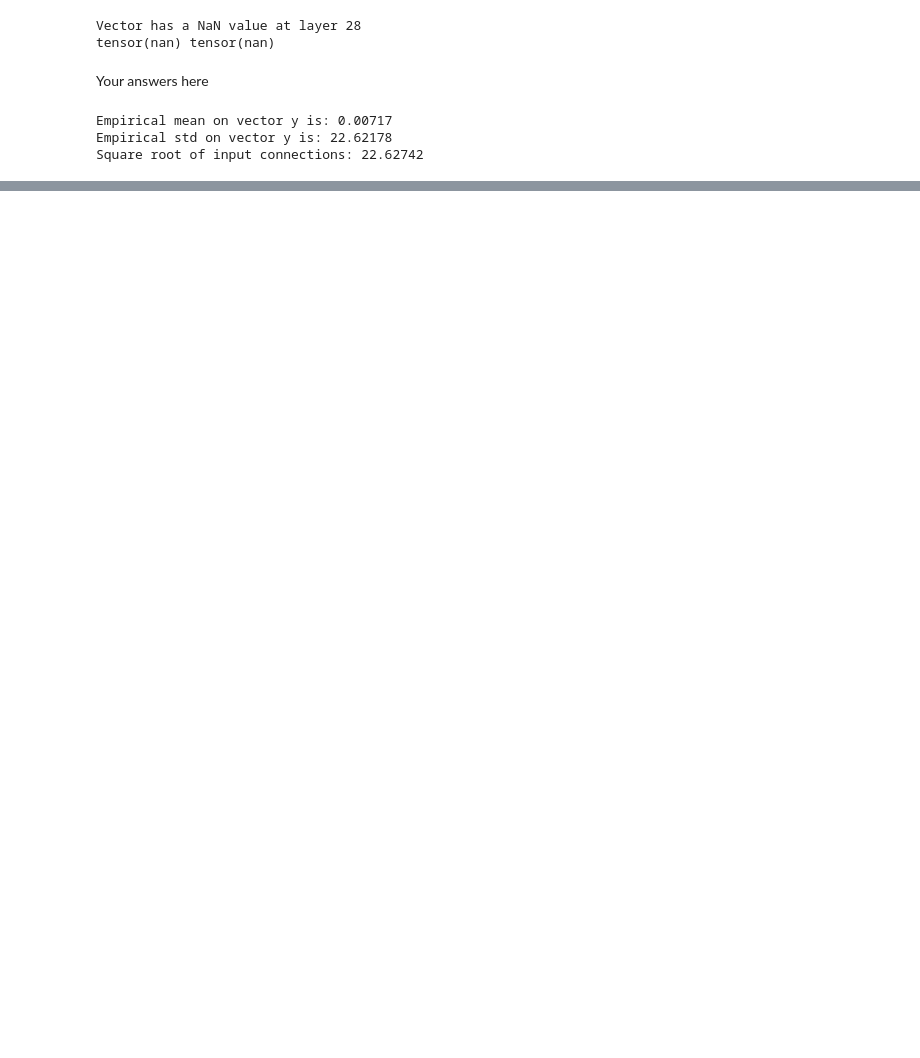
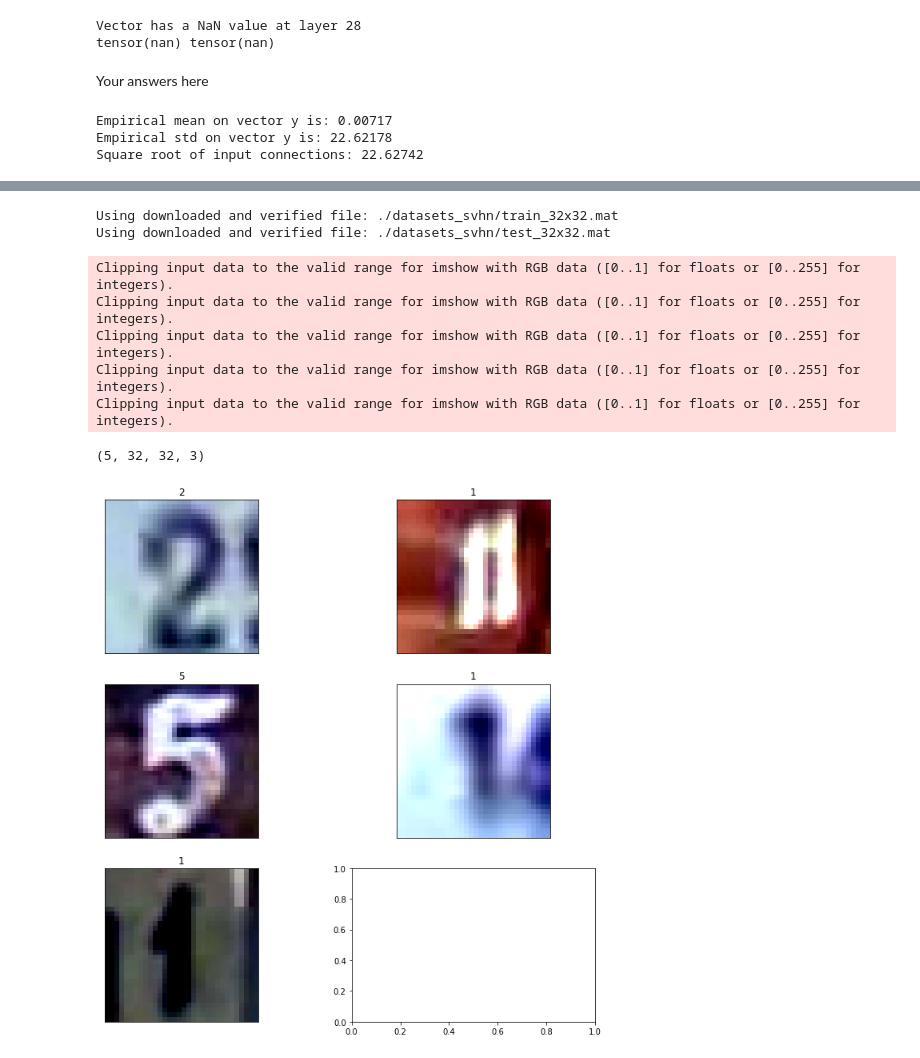
Before and after one commit to mocedon/EE-DL046211, a Jupyter notebook: HW2/ee046211_hw2_312775364.ipynb, the cells around one changed output, grey strips where cells are left out. Drawn from its saved outputs; the diff is of its cells as text; code cells hidden in the pictures; blank space fills up the shorter version.

```diff
--- a/HW2/ee046211_hw2_312775364.ipynb
+++ b/HW2/ee046211_hw2_312775364.ipynb
@@ -405,3 +660,32 @@ Your Code Here
+# %%
+# Get Dataset and show
+train_transform = transforms.Compose([
+                                      transforms.RandomCrop(32, padding=4),
+                                      transforms.RandomHorizontalFlip(),
+                                      transforms.ToTensor(),
+                                      transforms.Normalize((0.4914, 0.4822, 0.4465), (0.2023, 0.1994, 0.2010)),
+])
+
+test_transform = transforms.Compose([
+                                      transforms.ToTensor(),
+                                      transforms.Normalize((0.4914, 0.4822, 0.4465), (0.2023, 0.1994, 0.2010)),
+])
+
+numbers_classes = [str(i) for i in range(9)]
+train_set = torchvision.datasets.SVHN(root='./datasets_svhn', split='train', download=True, transform=train_transform)
+test_set = torchvision.datasets.SVHN(root='./datasets_svhn', split='test', download=True, transform=test_transform)
+
+show_examples(test_set, numbers_classes, 5)
+# %% [output]
+Using downloaded and verified file: ./datasets_svhn/train_32x32.mat
+Using downloaded and verified file: ./datasets_svhn/test_32x32.mat
+Clipping input data to the valid range for imshow with RGB data ([0..1] for floats or [0..255] for integers).
+Clipping input data to the valid range for imshow with RGB data ([0..1] for floats or [0..255] for integers).
+Clipping input data to the valid range for imshow with RGB data ([0..1] for floats or [0..255] for integers).
+Clipping input data to the valid range for imshow with RGB data ([0..1] for floats or [0..255] for integers).
+Clipping input data to the valid range for imshow with RGB data ([0..1] for floats or [0..255] for integers).
+(5, 32, 32, 3)
+[figure, added]
 # %% [markdown]
 ## <img src="https://img.icons8.com/dusk/64/000000/prize.png" style="height:50px;display:inline"> Credits
 ---
```
Also changed, not shown: parts of 16 cells of this notebook.
